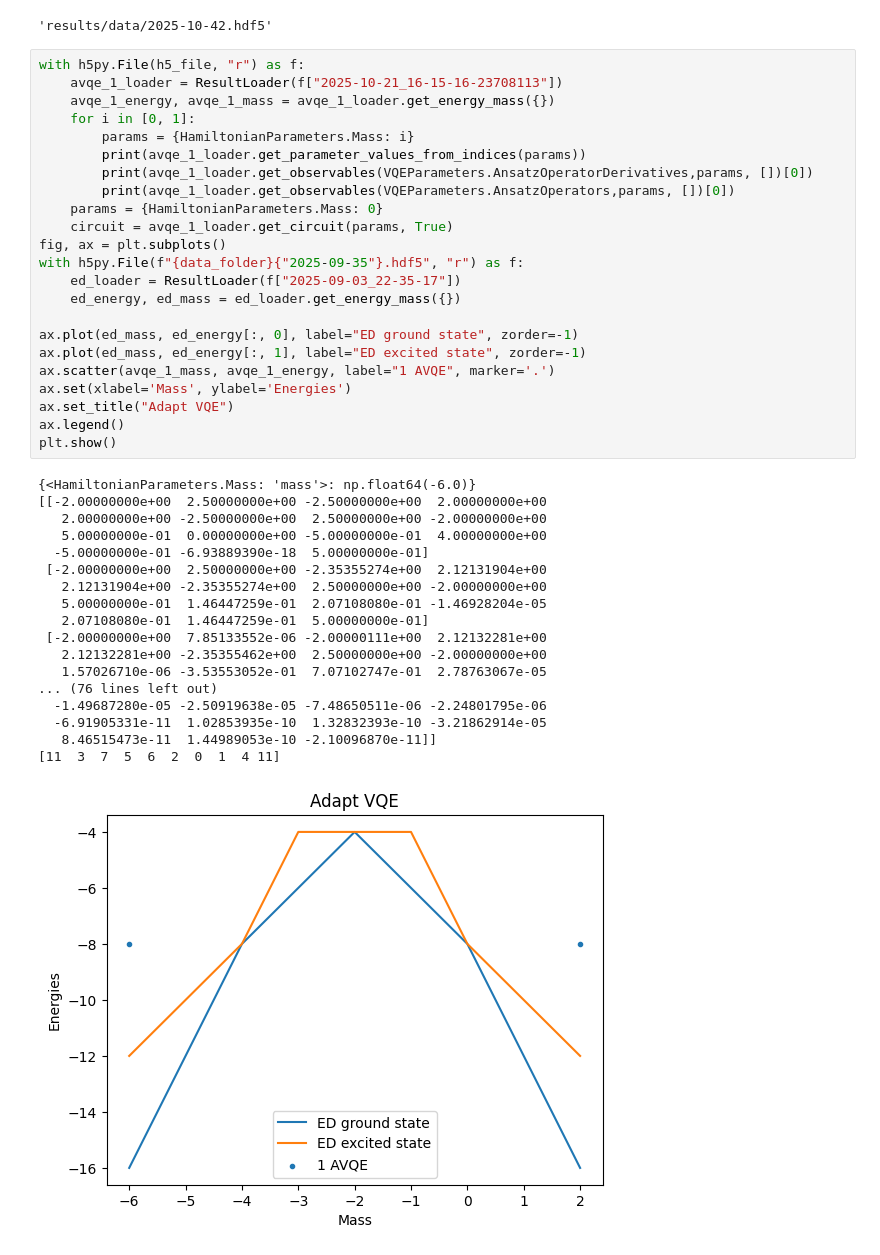
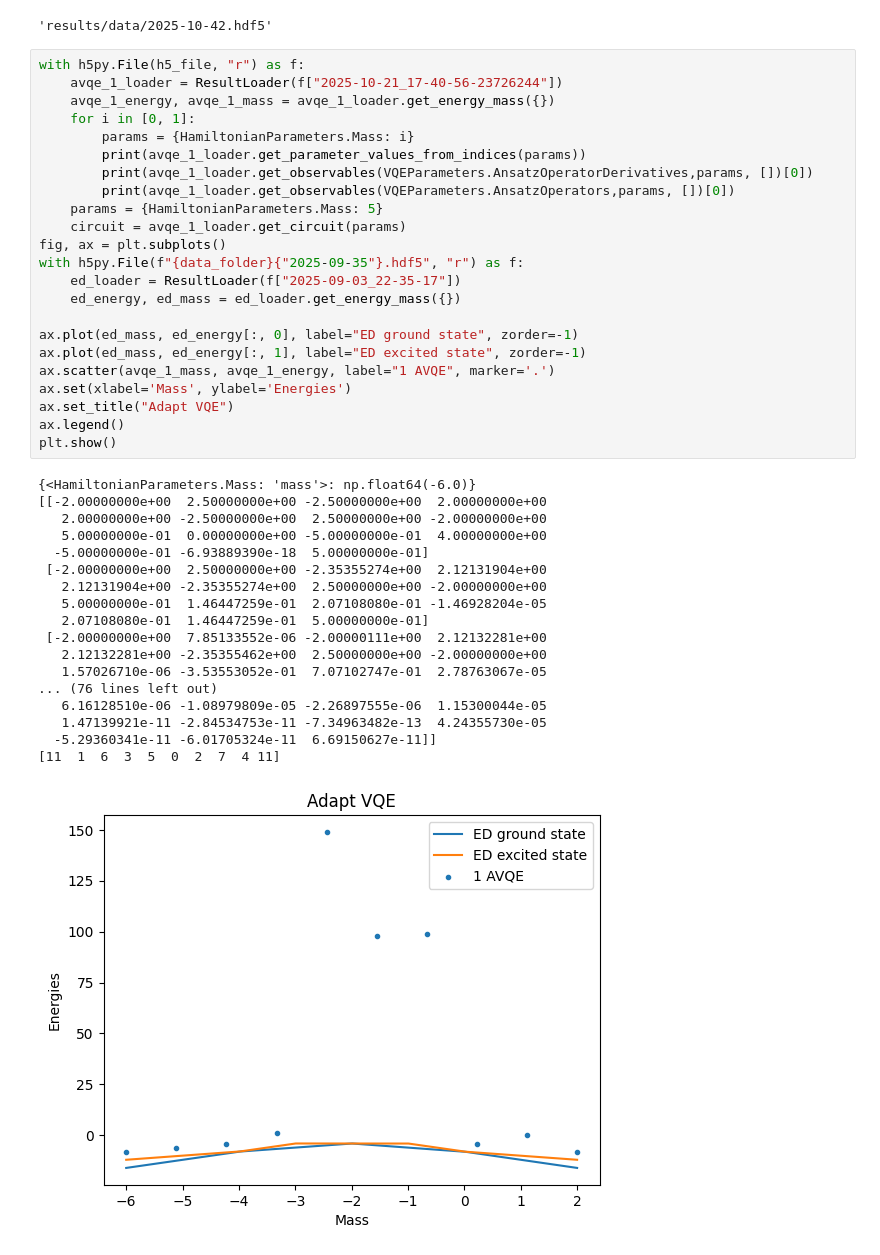
Before and after one commit to NicoDic98/QC-MasterThesis, a Jupyter notebook: plots.ipynb, the cells around one changed output. Drawn from its saved outputs; the diff is of its cells as text.

Commit message:
Ran adapt vqe with the full pool when using the hamiltonian without penalty term for the derivative calculation in Adapt VQE for 10 masses look better but far from good

```diff
--- a/plots.ipynb
+++ b/plots.ipynb
@@ -206,46 +206,46 @@ h5_file
 'results/data/2025-10-42.hdf5'
 # %%
 with h5py.File(h5_file, "r") as f:
-    avqe_1_loader = ResultLoader(f["2025-10-21_16-15-16-23708113"])
+    avqe_1_loader = ResultLoader(f["2025-10-21_17-40-56-23726244"])
     avqe_1_energy, avqe_1_mass = avqe_1_loader.get_energy_mass({})
     for i in [0, 1]:
         params = {HamiltonianParameters.Mass: i}
         print(avqe_1_loader.get_parameter_values_from_indices(params))
         print(avqe_1_loader.get_observables(VQEParameters.AnsatzOperatorDerivatives,params, [])[0])
         print(avqe_1_loader.get_observables(VQEParameters.AnsatzOperators,params, [])[0])
-    params = {HamiltonianParameters.Mass: 0}
-    circuit = avqe_1_loader.get_circuit(params, True)
+    params = {HamiltonianParameters.Mass: 5}
+    circuit = avqe_1_loader.get_circuit(params)
 fig, ax = plt.subplots()
 with h5py.File(f"{data_folder}{"2025-09-35"}.hdf5", "r") as f:
     ed_loader = ResultLoader(f["2025-09-03_22-35-17"])
     ed_energy, ed_mass = ed_loader.get_energy_mass({})
 
 ax.plot(ed_mass, ed_energy[:, 0], label="ED ground state", zorder=-1)
 ax.plot(ed_mass, ed_energy[:, 1], label="ED excited state", zorder=-1)
 ax.scatter(avqe_1_mass, avqe_1_energy, label="1 AVQE", marker='.')
 ax.set(xlabel='Mass', ylabel='Energies')
 ax.set_title("Adapt VQE")
 ax.legend()
 plt.show()
 # %% [output]
 {<HamiltonianParameters.Mass: 'mass'>: np.float64(-6.0)}
 [[-2.00000000e+00  2.50000000e+00 -2.50000000e+00  2.00000000e+00
    2.00000000e+00 -2.50000000e+00  2.50000000e+00 -2.00000000e+00
    5.00000000e-01  0.00000000e+00 -5.00000000e-01  4.00000000e+00
   -5.00000000e-01 -6.93889390e-18  5.00000000e-01]
  [-2.00000000e+00  2.50000000e+00 -2.35355274e+00  2.12131904e+00
    2.12131904e+00 -2.35355274e+00  2.50000000e+00 -2.00000000e+00
    5.00000000e-01  1.46447259e-01  2.07108080e-01 -1.46928204e-05
    2.07108080e-01  1.46447259e-01  5.00000000e-01]
  [-2.00000000e+00  7.85133552e-06 -2.00000111e+00  2.12132281e+00
    2.12132281e+00 -2.35355462e+00  2.50000000e+00 -2.00000000e+00
    1.57026710e-06 -3.53553052e-01  7.07102747e-01  2.78763067e-05
 ... (76 lines left out)
-  -1.49687280e-05 -2.50919638e-05 -7.48650511e-06 -2.24801795e-06
-  -6.91905331e-11  1.02853935e-10  1.32832393e-10 -3.21862914e-05
-   8.46515473e-11  1.44989053e-10 -2.10096870e-11]]
-[11  3  7  5  6  2  0  1  4 11]
+   6.16128510e-06 -1.08979809e-05 -2.26897555e-06  1.15300044e-05
+   1.47139921e-11 -2.84534753e-11 -7.34963482e-13  4.24355730e-05
+  -5.29360341e-11 -6.01705324e-11  6.69150627e-11]]
+[11  1  6  3  5  0  2  7  4 11]
-[figure, old version]
+[figure, new version]
 # %%
 circuit.draw("mpl")
 # %% [output]
```
Also changed, not shown: parts of 1 cell of this notebook, 5 other files.
